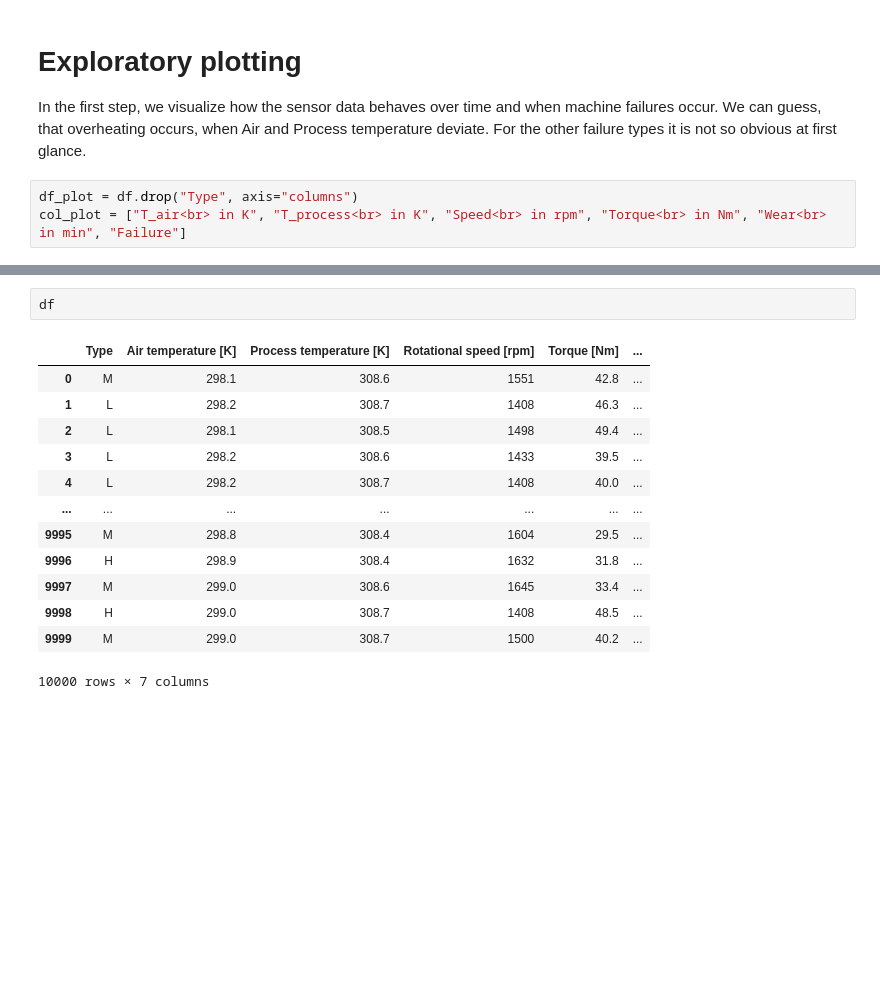
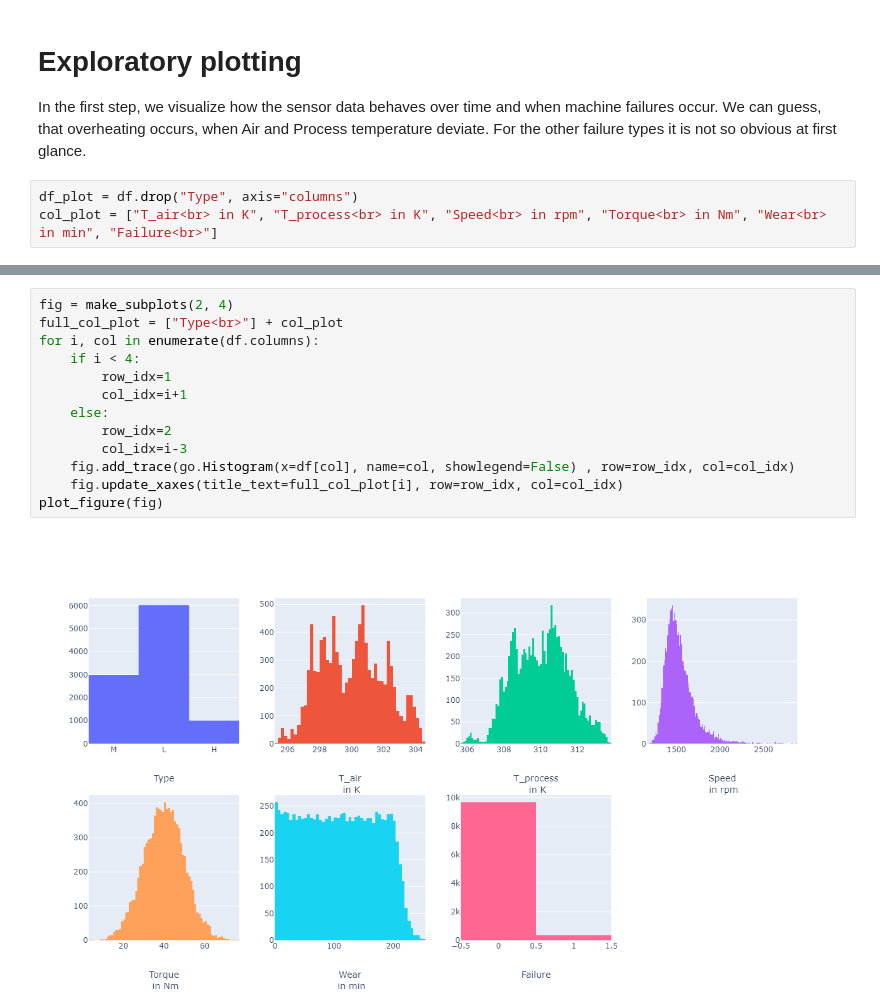
Before and after one commit to hfrechen/predictive_maintenance, a Jupyter notebook: notebooks/EDA.ipynb, the cells around one changed output, grey strips where cells are left out. Drawn from its saved outputs; the diff is of its cells as text; blank space fills up the shorter version.

```diff
--- a/notebooks/EDA.ipynb
+++ b/notebooks/EDA.ipynb
@@ -155,7 +157,7 @@ df = input_features.join(targets["Machine failure"])
 In the first step, we visualize how the sensor data behaves over time and when machine failures occur. We can guess, that overheating occurs, when Air and Process temperature deviate. For the other failure types it is not so obvious at first glance.
 # %%
 df_plot = df.drop("Type", axis="columns")
-col_plot = ["T_air<br> in K", "T_process<br> in K", "Speed<br> in rpm", "Torque<br> in Nm", "Wear<br> in min", "Failure"]
+col_plot = ["T_air<br> in K", "T_process<br> in K", "Speed<br> in rpm", "Torque<br> in Nm", "Wear<br> in min", "Failure<br>"]
 # %%
 fig = make_subplots(len(df_plot.columns), 1, shared_xaxes=True)
 for i, col in enumerate(df_plot.columns):
@@ -183,16 +182,15 @@ sns.heatmap(df_plot.corr())
-# %%
-df
-# %% [output]
-|  | Type | Air temperature [K] | Process temperature [K] | Rotational speed [rpm] | Torque [Nm] | ... |
-| 0 | M | 298.1 | 308.6 | 1551 | 42.8 | ... |
-| 1 | L | 298.2 | 308.7 | 1408 | 46.3 | ... |
-| 2 | L | 298.1 | 308.5 | 1498 | 49.4 | ... |
-| 3 | L | 298.2 | 308.6 | 1433 | 39.5 | ... |
-| 4 | L | 298.2 | 308.7 | 1408 | 40.0 | ... |
-| ... | ... | ... | ... | ... | ... | ... |
-| 9995 | M | 298.8 | 308.4 | 1604 | 29.5 | ... |
-| 9996 | H | 298.9 | 308.4 | 1632 | 31.8 | ... |
-| 9997 | M | 299.0 | 308.6 | 1645 | 33.4 | ... |
-| 9998 | H | 299.0 | 308.7 | 1408 | 48.5 | ... |
-| 9999 | M | 299.0 | 308.7 | 1500 | 40.2 | ... |
-10000 rows × 7 columns
+# %%
+fig = make_subplots(2, 4)
+full_col_plot = ["Type<br>"] + col_plot
+for i, col in enumerate(df.columns):
+    if i < 4:
+        row_idx=1
+        col_idx=i+1
+    else:
+        row_idx=2
+        col_idx=i-3
+    fig.add_trace(go.Histogram(x=df[col], name=col, showlegend=False) , row=row_idx, col=col_idx)
+    fig.update_xaxes(title_text=full_col_plot[i], row=row_idx, col=col_idx)
+plot_figure(fig)
+# %% [output]
+[figure, added]
```
Also changed, not shown: parts of 8 cells of this notebook, 2 other files.
